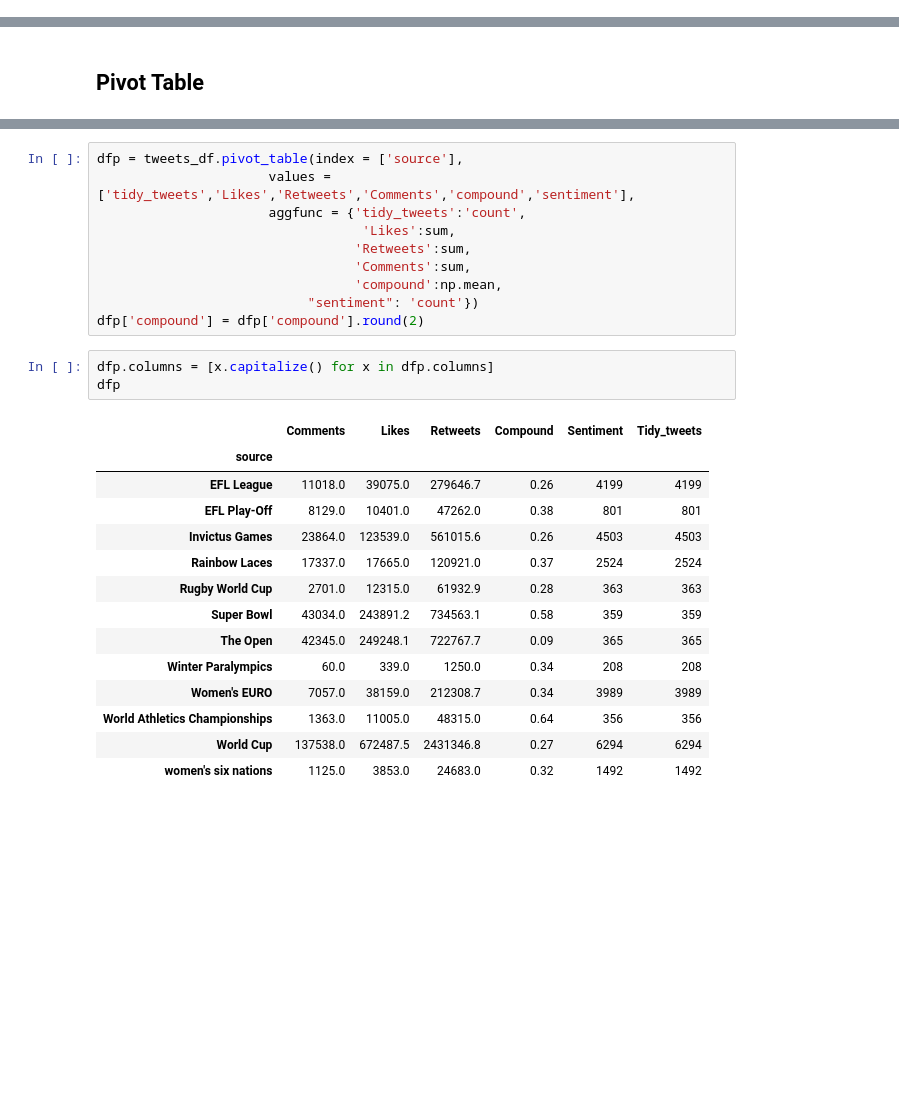
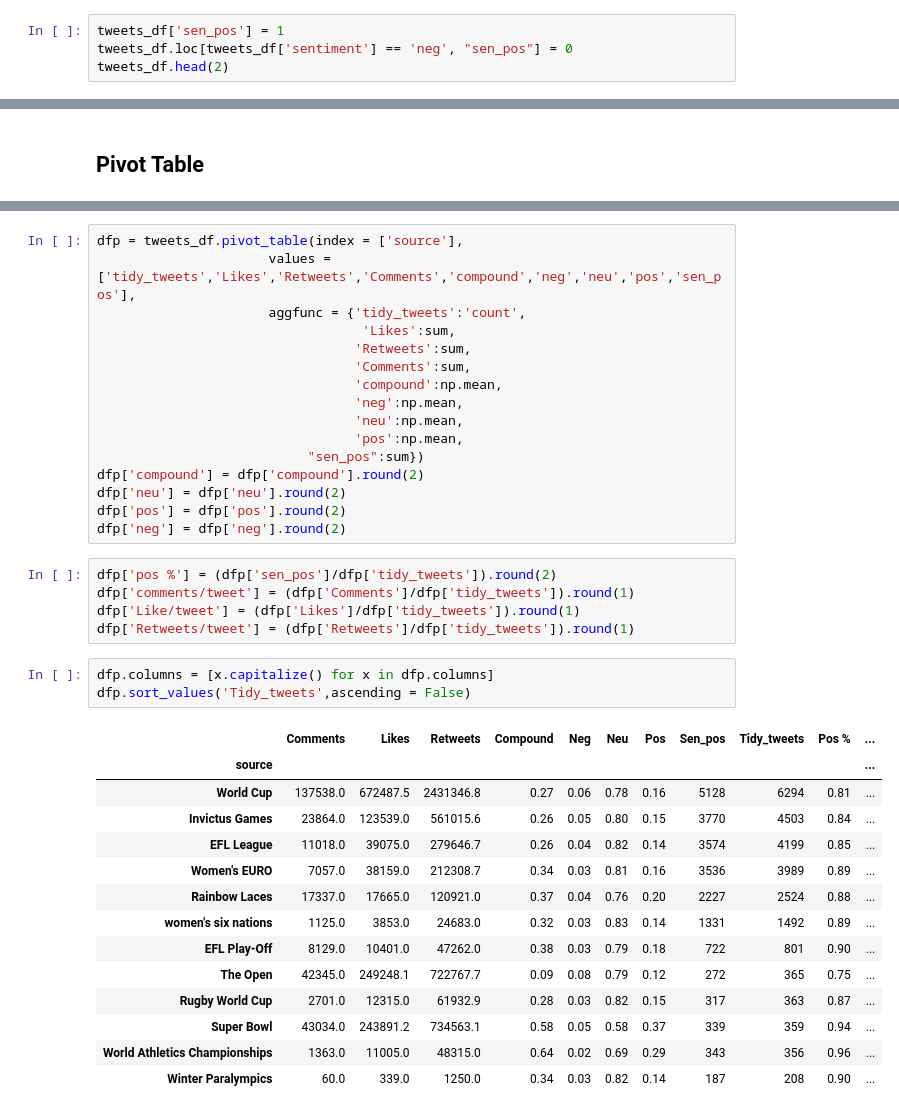
Before and after one commit to Wing-Yee/we-like-sports, a Jupyter notebook: Cleaned Data/sentiment_analysis_test.ipynb, the cells around one changed output, grey strips where cells are left out. Drawn from its saved outputs; the diff is of its cells as text; blank space fills up the shorter version.

```diff
--- a/Cleaned Data/sentiment_analysis_test.ipynb
+++ b/Cleaned Data/sentiment_analysis_test.ipynb
@@ -306,0 +310,4 @@ tweets_df.head(2)
+# %%
+tweets_df['sen_pos'] = 1
+tweets_df.loc[tweets_df['sentiment'] == 'neg', "sen_pos"] = 0
+tweets_df.head(2)
@@ -330,28 +341,39 @@ memory usage: 3.5+ MB
 # %%
 dfp = tweets_df.pivot_table(index = ['source'],
-                      values = ['tidy_tweets','Likes','Retweets','Comments','compound','sentiment'],
+                      values = ['tidy_tweets','Likes','Retweets','Comments','compound','neg','neu','pos','sen_pos'],
                       aggfunc = {'tidy_tweets':'count',
                                   'Likes':sum,
                                  'Retweets':sum,
                                  'Comments':sum,
                                  'compound':np.mean,
-                           "sentiment": 'count'})
+                                 'neg':np.mean,
+                                 'neu':np.mean,
+                                 'pos':np.mean,
+                           "sen_pos":sum})
 dfp['compound'] = dfp['compound'].round(2)
+dfp['neu'] = dfp['neu'].round(2)
+dfp['pos'] = dfp['pos'].round(2)
+dfp['neg'] = dfp['neg'].round(2)
 # %%
-dfp.columns = [x.capitalize() for x in dfp.columns]
-dfp
+dfp['pos %'] = (dfp['sen_pos']/dfp['tidy_tweets']).round(2)
+dfp['comments/tweet'] = (dfp['Comments']/dfp['tidy_tweets']).round(1)
+dfp['Like/tweet'] = (dfp['Likes']/dfp['tidy_tweets']).round(1)
+dfp['Retweets/tweet'] = (dfp['Retweets']/dfp['tidy_tweets']).round(1)
-# %% [output]
-|  | Comments | Likes | Retweets | Compound | Sentiment | Tidy_tweets |
-| source |  |  |  |  |  |  |
-| EFL League | 11018.0 | 39075.0 | 279646.7 | 0.26 | 4199 | 4199 |
-| EFL Play-Off | 8129.0 | 10401.0 | 47262.0 | 0.38 | 801 | 801 |
-| Invictus Games | 23864.0 | 123539.0 | 561015.6 | 0.26 | 4503 | 4503 |
-| Rainbow Laces | 17337.0 | 17665.0 | 120921.0 | 0.37 | 2524 | 2524 |
-| Rugby World Cup | 2701.0 | 12315.0 | 61932.9 | 0.28 | 363 | 363 |
-| Super Bowl | 43034.0 | 243891.2 | 734563.1 | 0.58 | 359 | 359 |
-| The Open | 42345.0 | 249248.1 | 722767.7 | 0.09 | 365 | 365 |
-| Winter Paralympics | 60.0 | 339.0 | 1250.0 | 0.34 | 208 | 208 |
-| Women's EURO | 7057.0 | 38159.0 | 212308.7 | 0.34 | 3989 | 3989 |
-| World Athletics Championships | 1363.0 | 11005.0 | 48315.0 | 0.64 | 356 | 356 |
-| World Cup | 137538.0 | 672487.5 | 2431346.8 | 0.27 | 6294 | 6294 |
-| women's six nations | 1125.0 | 3853.0 | 24683.0 | 0.32 | 1492 | 1492 |
+# %%
+dfp.columns = [x.capitalize() for x in dfp.columns]
+dfp.sort_values('Tidy_tweets',ascending = False)
+# %% [output]
+|  | Comments | Likes | Retweets | Compound | Neg | Neu | Pos | Sen_pos | Tidy_tweets | Pos % | ... |
+| source |  |  |  |  |  |  |  |  |  |  | ... |
+| World Cup | 137538.0 | 672487.5 | 2431346.8 | 0.27 | 0.06 | 0.78 | 0.16 | 5128 | 6294 | 0.81 | ... |
+| Invictus Games | 23864.0 | 123539.0 | 561015.6 | 0.26 | 0.05 | 0.80 | 0.15 | 3770 | 4503 | 0.84 | ... |
+| EFL League | 11018.0 | 39075.0 | 279646.7 | 0.26 | 0.04 | 0.82 | 0.14 | 3574 | 4199 | 0.85 | ... |
+| Women's EURO | 7057.0 | 38159.0 | 212308.7 | 0.34 | 0.03 | 0.81 | 0.16 | 3536 | 3989 | 0.89 | ... |
+| Rainbow Laces | 17337.0 | 17665.0 | 120921.0 | 0.37 | 0.04 | 0.76 | 0.20 | 2227 | 2524 | 0.88 | ... |
+| women's six nations | 1125.0 | 3853.0 | 24683.0 | 0.32 | 0.03 | 0.83 | 0.14 | 1331 | 1492 | 0.89 | ... |
+| EFL Play-Off | 8129.0 | 10401.0 | 47262.0 | 0.38 | 0.03 | 0.79 | 0.18 | 722 | 801 | 0.90 | ... |
+| The Open | 42345.0 | 249248.1 | 722767.7 | 0.09 | 0.08 | 0.79 | 0.12 | 272 | 365 | 0.75 | ... |
+| Rugby World Cup | 2701.0 | 12315.0 | 61932.9 | 0.28 | 0.03 | 0.82 | 0.15 | 317 | 363 | 0.87 | ... |
+| Super Bowl | 43034.0 | 243891.2 | 734563.1 | 0.58 | 0.05 | 0.58 | 0.37 | 339 | 359 | 0.94 | ... |
+| World Athletics Championships | 1363.0 | 11005.0 | 48315.0 | 0.64 | 0.02 | 0.69 | 0.29 | 343 | 356 | 0.96 | ... |
+| Winter Paralympics | 60.0 | 339.0 | 1250.0 | 0.34 | 0.03 | 0.82 | 0.14 | 187 | 208 | 0.90 | ... |
```
Also changed, not shown: parts of 8 cells of this notebook.
